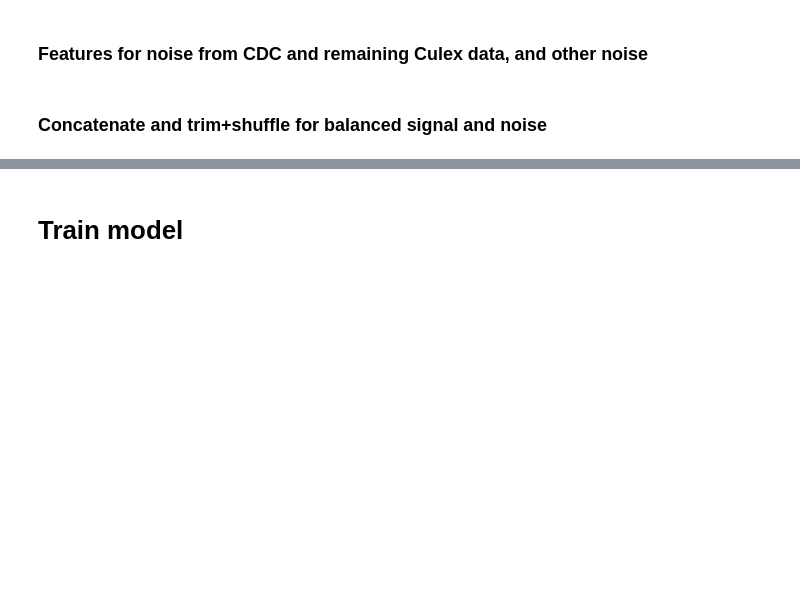
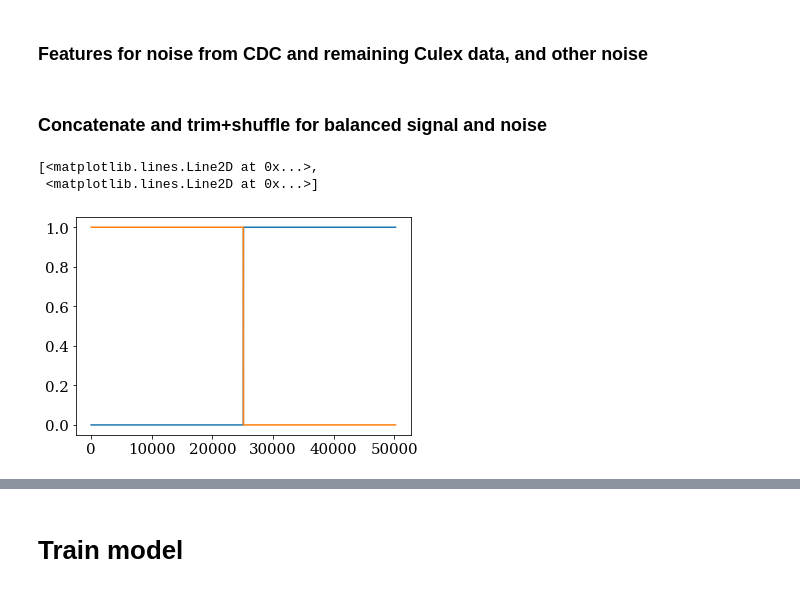
Before and after one commit to HumBug-Mosquito/MozzBNN, a Jupyter notebook: Code/notebooks/detector_testing_full.ipynb, the cells around one changed output, grey strips where cells are left out. Saved outputs shown, nothing was run; the diff lists cells and outputs as text; code cells hidden in the pictures; blank space fills up the shorter version.

```diff
--- a/Code/notebooks/detector_testing_full.ipynb
+++ b/Code/notebooks/detector_testing_full.ipynb
@@ -234,0 +305,7 @@ def reshape_feat(feats, win_size, step_size=20):
+# %%
+feat_type = 'log-mel'
+n_feat = 128
+flatten = False
+# For current configs, hop length is 512 samples: that means a window size of 10 hops is equivalent to 5120/8000 = 0.64 (s)
+win_size = 40
+step_size = 5
@@ -235,9 +323,12 @@ def reshape_feat(feats, win_size, step_size=20):
 # %%
-X_s_tr = util.get_feat(x_s_tr, sr=8000, feat_type='log-mel', flatten=False)
-X_s_tr_CNN = util.reshape_feat(X_s_tr, win_size=20, step_size=20)
+# X_s_tr = util.get_feat(x_s_tr, sr=8000, feat_type=feat_type, n_feat=n_feat, flatten=flatten)
+# X_s_tr_CNN = util.reshape_feat(X_s_tr, win_size, step_size)
 
-X_s_te = util.get_feat(x_s_te, sr=8000, feat_type='log-mel', flatten=False)
-X_s_te_CNN = util.reshape_feat(X_s_te, win_size=20, step_size=20 )
+X_s_te = util.get_feat(x_s_te, sr=8000, feat_type=feat_type, n_feat=n_feat, flatten=flatten)
+X_s_te_CNN = util.reshape_feat(X_s_te, win_size, step_size)
 
-X_n_tr = util.get_feat(x_n_tr, sr=8000, feat_type='log-mel', flatten=False)
-X_n_tr_CNN = util.reshape_feat(X_n_tr, win_size=20, step_size=20 )
+# X_n_tr = util.get_feat(x_n_tr, sr=8000, feat_type=feat_type, n_feat=n_feat, flatten=flatten)
+# X_n_tr_CNN = util.reshape_feat(X_n_tr,  win_size, step_size)
+
+X_n_te = util.get_feat(x_n_te, sr=8000, feat_type=feat_type, n_feat=n_feat, flatten=flatten)
+X_n_te_CNN = util.reshape_feat(X_n_te,  win_size, step_size)
@@ -257,8 +359,14 @@ X_n_add_Culex_CNN = util.reshape_feat(X_n_add_Culex, win_size=20, step_size=20)
 # %%
-X_n_add_CDC = util.get_feat(x_n_add_CDC, sr=8000, feat_type='log-mel', flatten=False)
-X_n_add_CDC_CNN = util.reshape_feat(X_n_add_CDC, win_size=20, step_size=20)
+# X_n_add_CDC = util.get_feat(x_n_add_CDC, sr=8000, feat_type=feat_type, n_feat=n_feat, flatten=flatten)
+# X_n_add_CDC_CNN = util.reshape_feat(X_n_add_CDC, win_size, step_size)
 
-X_n_add_dav = util.get_feat(x_n_add_dav, sr=8000, feat_type='log-mel', flatten=False)
-X_n_add_dav_CNN = util.reshape_feat(X_n_add_dav, win_size=20, step_size=20)
+# X_n_add_dav = util.get_feat(x_n_add_dav, sr=8000, feat_type=feat_type, n_feat=n_feat, flatten=flatten)
+# X_n_add_dav_CNN = util.reshape_feat(X_n_add_dav, win_size, step_size)
+
+X_n_add_bednet = util.get_feat(x_n_add_bednet, sr=8000, feat_type=feat_type, n_feat=n_feat, flatten=flatten)
+X_n_add_bednet_CNN = util.reshape_feat(X_n_add_bednet, win_size, step_size)
+
+# X_n_music = util.get_feat(x_n_music, sr=8000, feat_type=feat_type, n_feat=n_feat, flatten=flatten)
+# X_n_music_CNN = util.reshape_feat(X_n_music, win_size, step_size)
 # %% [markdown]
 ### Concatenate and trim+shuffle for balanced signal and noise
@@ -270,0 +373,11 @@ y[:end_sample] = 1
+# %%
+X_test = np.vstack([X_s_te_CNN, X_n_add_bednet_CNN[:len(X_s_te_CNN)]])
+y_test = np.zeros([len(X_test),2])
+y_test[:len(X_s_te_CNN),1] = 1
+y_test[len(X_s_te_CNN):,0] = 1
+
+plt.plot(y_test)
+# %% [output]
+[<matplotlib.lines.Line2D at 0x...>,
+ <matplotlib.lines.Line2D at 0x...>]
+[figure, added]
```
Also changed, not shown: parts of 82 cells of this notebook, 1 other file.
